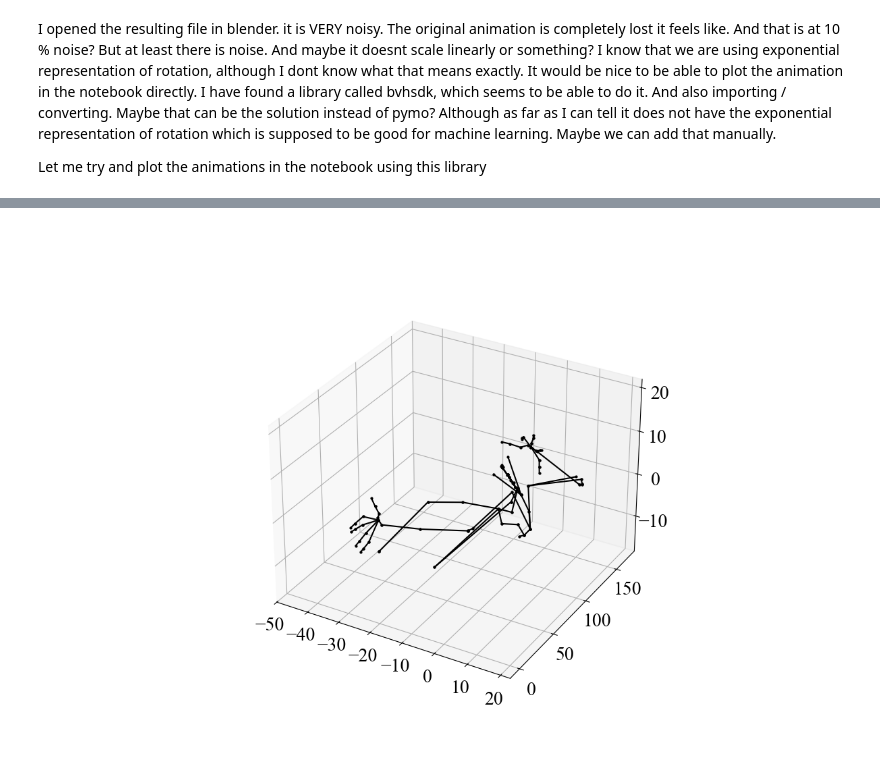
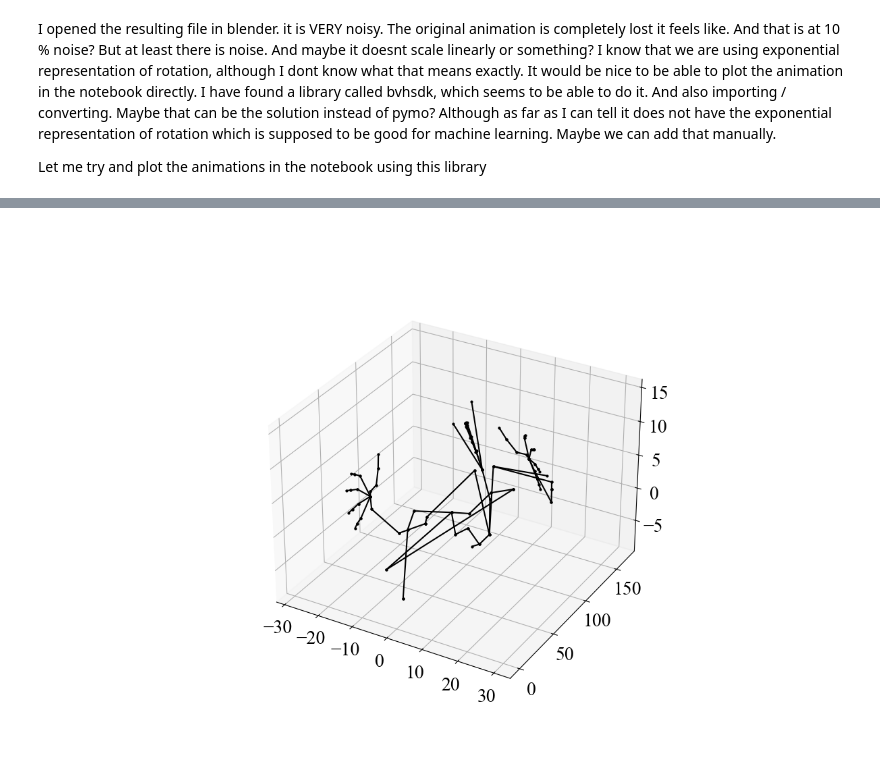
Before and after one commit to AntonBertelsen/GestureGeneration, a Jupyter notebook: DiffuseStyleGestureReproduced/bvh_tests.ipynb, the cells around one changed output, grey strips where cells are left out. Cells and saved outputs as stored; diff of their text form; code cells hidden in the pictures.

```diff
--- a/DiffuseStyleGestureReproduced/bvh_tests.ipynb
+++ b/DiffuseStyleGestureReproduced/bvh_tests.ipynb
@@ -95,5 +93,5 @@ diffused_bvh_file = 'bvh_tests/results/result.bvh'
 original_anim = bvhsdk.ReadFile(original_bvh_file)
 diffused_anim = bvhsdk.ReadFile(diffused_bvh_file)
 
-orignal_anim_visualized = bvhsdk.plotanimation.plot3d(diffused_anim,frameDelay=1)
+orignal_anim_visualized = bvhsdk.plotanimation.plot3d(original_anim)
 # %% [output]
@@ -100,2 +111,2 @@ orignal_anim_visualized = bvhsdk.plotanimation.plot3d(diffused_anim,frameDelay=1
 Precomputing positions...
-[figure, old version]
+[figure, new version]
```
Also changed, not shown: parts of 2 cells of this notebook, 13 other files.
